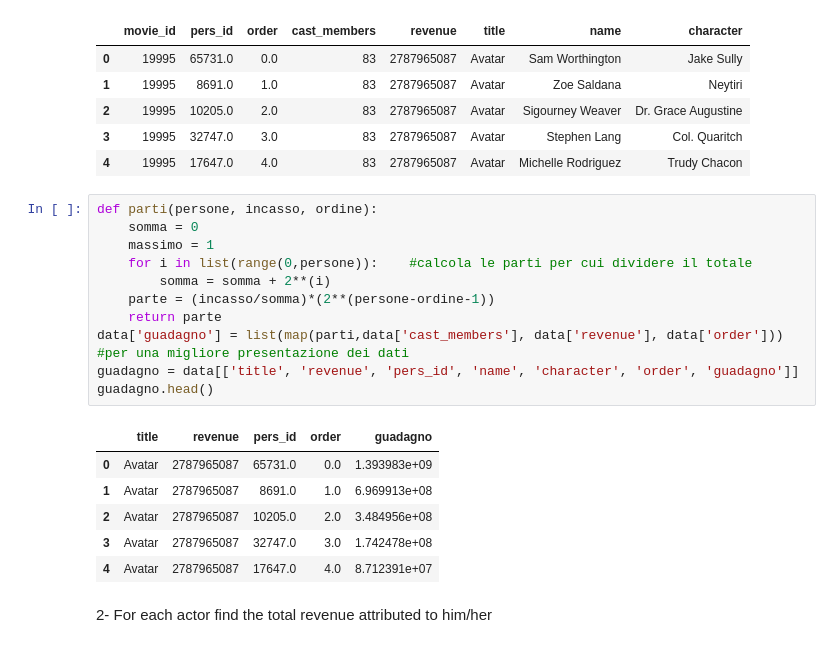
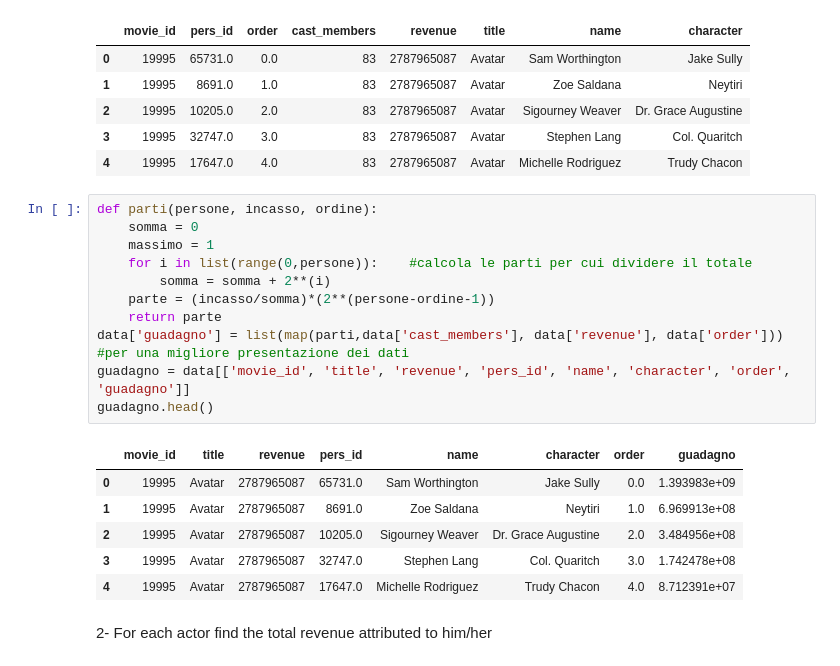
Before and after one commit to silviasantamaria/computerscience, a Jupyter notebook: NUOVO_PROJECT.ipynb, the cells around one changed output. Saved outputs shown, nothing was run; the diff lists cells and outputs as text.

```diff
--- a/NUOVO_PROJECT.ipynb
+++ b/NUOVO_PROJECT.ipynb
@@ -521,22 +521,22 @@ data.head()
 # %%
 def parti(persone, incasso, ordine):
     somma = 0
     massimo = 1
     for i in list(range(0,persone)):    #calcola le parti per cui dividere il totale
         somma = somma + 2**(i)
     parte = (incasso/somma)*(2**(persone-ordine-1))
     return parte
 data['guadagno'] = list(map(parti,data['cast_members'], data['revenue'], data['order']))
 #per una migliore presentazione dei dati
-guadagno = data[['title', 'revenue', 'pers_id', 'name', 'character', 'order', 'guadagno']]
+guadagno = data[['movie_id', 'title', 'revenue', 'pers_id', 'name', 'character', 'order', 'guadagno']]
 guadagno.head()
 # %% [output]
-|  | title | revenue | pers_id | order | guadagno |
-| 0 | Avatar | 2787965087 | 65731.0 | 0.0 | 1.393983e+09 |
-| 1 | Avatar | 2787965087 | 8691.0 | 1.0 | 6.969913e+08 |
-| 2 | Avatar | 2787965087 | 10205.0 | 2.0 | 3.484956e+08 |
-| 3 | Avatar | 2787965087 | 32747.0 | 3.0 | 1.742478e+08 |
-| 4 | Avatar | 2787965087 | 17647.0 | 4.0 | 8.712391e+07 |
+|  | movie_id | title | revenue | pers_id | name | character | order | guadagno |
+| 0 | 19995 | Avatar | 2787965087 | 65731.0 | Sam Worthington | Jake Sully | 0.0 | 1.393983e+09 |
+| 1 | 19995 | Avatar | 2787965087 | 8691.0 | Zoe Saldana | Neytiri | 1.0 | 6.969913e+08 |
+| 2 | 19995 | Avatar | 2787965087 | 10205.0 | Sigourney Weaver | Dr. Grace Augustine | 2.0 | 3.484956e+08 |
+| 3 | 19995 | Avatar | 2787965087 | 32747.0 | Stephen Lang | Col. Quaritch | 3.0 | 1.742478e+08 |
+| 4 | 19995 | Avatar | 2787965087 | 17647.0 | Michelle Rodriguez | Trudy Chacon | 4.0 | 8.712391e+07 |
 # %% [markdown]
 2- For each actor find the total revenue attributed to him/her
 # %%
```
Also changed, not shown: parts of 14 cells of this notebook.
